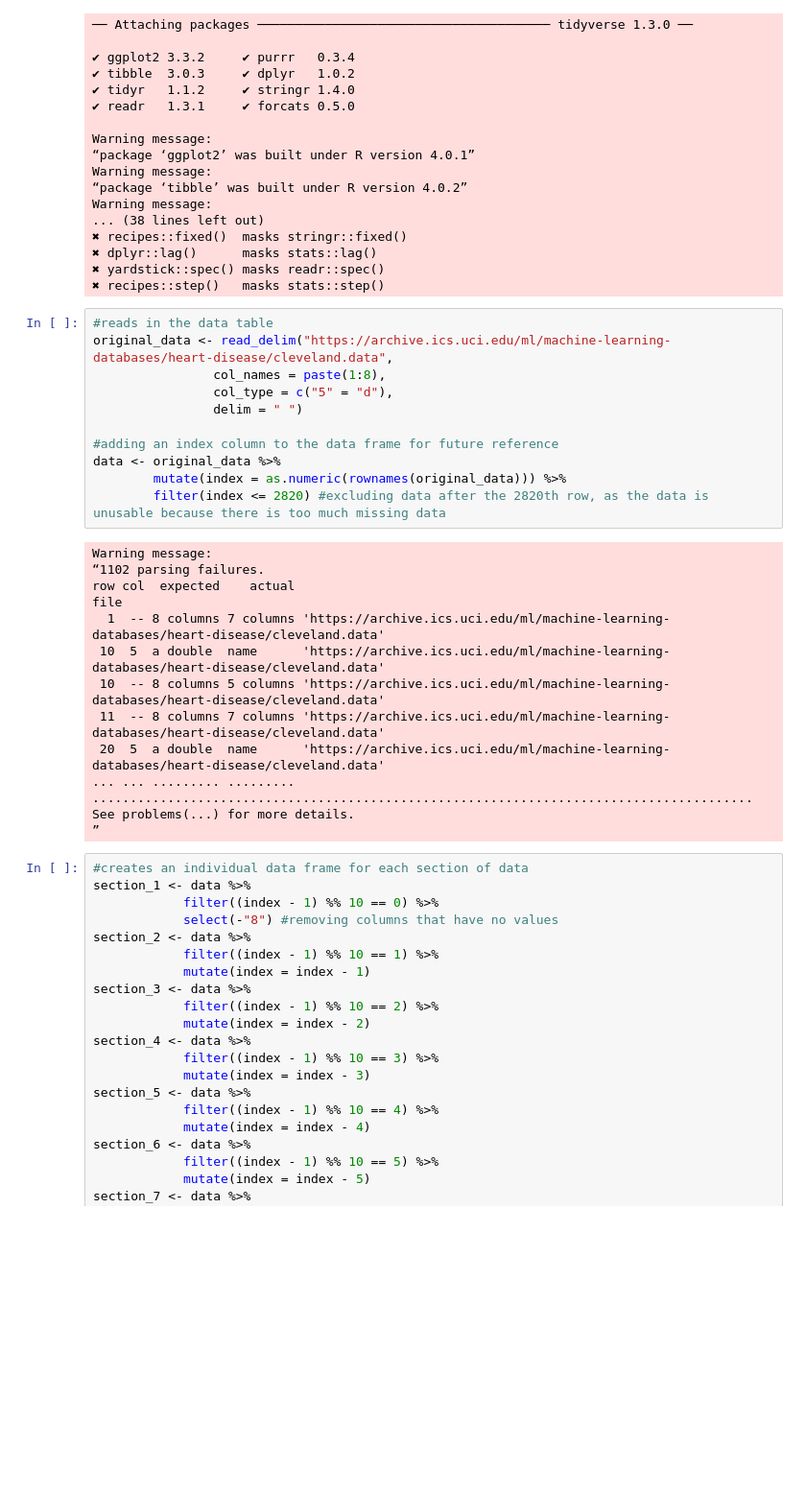
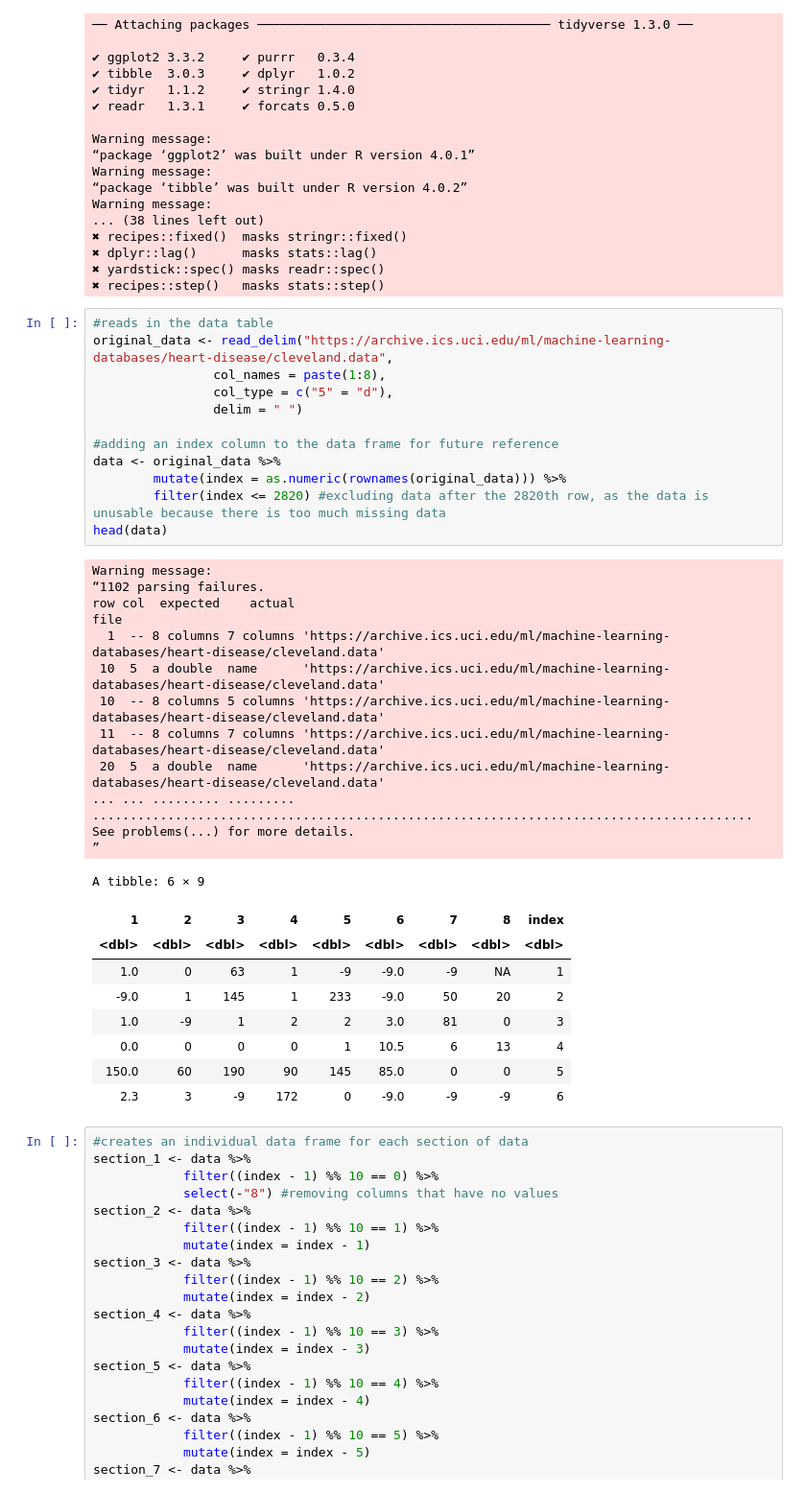
Before and after one commit to jamiema1/Predicting-Heart-Disease-with-KNN-Algorithm, a Jupyter notebook: heart_disease_data.ipynb, the cells around one changed output. Shown at 96% size. Cells and saved outputs as stored; diff of their text form; blank space fills up the shorter version.

```diff
--- a/heart_disease_data.ipynb
+++ b/heart_disease_data.ipynb
@@ -25,26 +25,36 @@ Warning message:
 # %%
 #reads in the data table
 original_data <- read_delim("https://archive.ics.uci.edu/ml/machine-learning-databases/heart-disease/cleveland.data",
                 col_names = paste(1:8),
                 col_type = c("5" = "d"),
                 delim = " ")
 
 #adding an index column to the data frame for future reference
 data <- original_data %>%
         mutate(index = as.numeric(rownames(original_data))) %>%
         filter(index <= 2820) #excluding data after the 2820th row, as the data is unusable because there is too much missing data
+head(data)
 # %% [output]
 Warning message:
 “1102 parsing failures.
 row col  expected    actual                                                                                     file
   1  -- 8 columns 7 columns 'https://archive.ics.uci.edu/ml/machine-learning-databases/heart-disease/cleveland.data'
  10  5  a double  name      'https://archive.ics.uci.edu/ml/machine-learning-databases/heart-disease/cleveland.data'
  10  -- 8 columns 5 columns 'https://archive.ics.uci.edu/ml/machine-learning-databases/heart-disease/cleveland.data'
  11  -- 8 columns 7 columns 'https://archive.ics.uci.edu/ml/machine-learning-databases/heart-disease/cleveland.data'
  20  5  a double  name      'https://archive.ics.uci.edu/ml/machine-learning-databases/heart-disease/cleveland.data'
 ... ... ......... ......... ........................................................................................
 See problems(...) for more details.
 ”
+A tibble: 6 × 9
+| 1 | 2 | 3 | 4 | 5 | 6 | 7 | 8 | index |
+| <dbl> | <dbl> | <dbl> | <dbl> | <dbl> | <dbl> | <dbl> | <dbl> | <dbl> |
+| 1.0 | 0 | 63 | 1 | -9 | -9.0 | -9 | NA | 1 |
+| -9.0 | 1 | 145 | 1 | 233 | -9.0 | 50 | 20 | 2 |
+| 1.0 | -9 | 1 | 2 | 2 | 3.0 | 81 | 0 | 3 |
+| 0.0 | 0 | 0 | 0 | 1 | 10.5 | 6 | 13 | 4 |
+| 150.0 | 60 | 190 | 90 | 145 | 85.0 | 0 | 0 | 5 |
+| 2.3 | 3 | -9 | 172 | 0 | -9.0 | -9 | -9 | 6 |
 # %%
 #creates an individual data frame for each section of data
 section_1 <- data %>%
```
Also changed, not shown: parts of 1 cell of this notebook, 1 other file.
